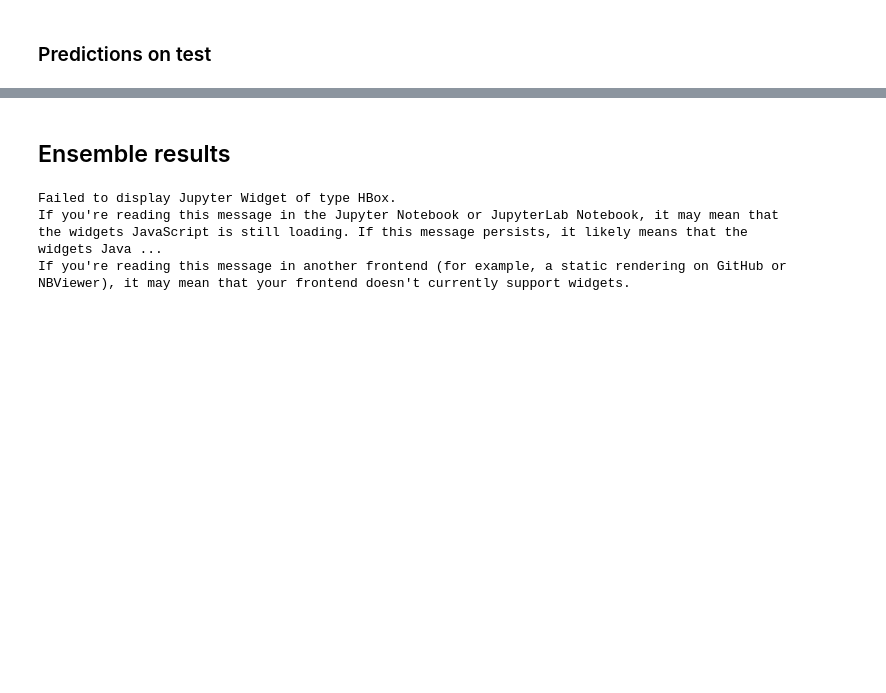
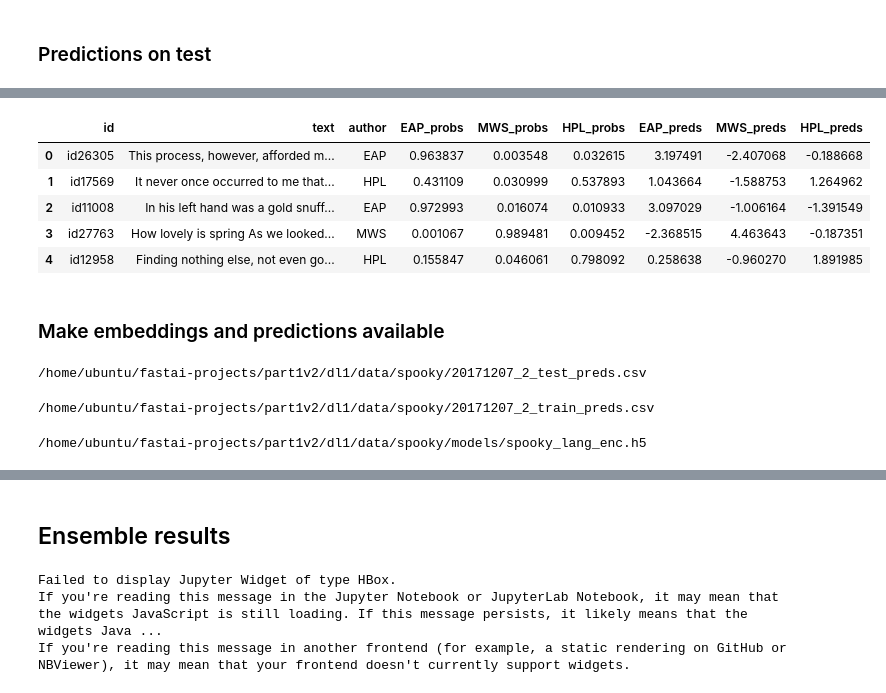
Before and after one commit to ohmeow/fastai-projects, a Jupyter notebook: part1v2/dl1/lesson4-spooky.ipynb, the cells around one changed output, grey strips where cells are left out. Cells and saved outputs as stored; diff of their text form; code cells hidden in the pictures; blank space fills up the shorter version.

```diff
--- a/part1v2/dl1/lesson4-spooky.ipynb
+++ b/part1v2/dl1/lesson4-spooky.ipynb
@@ -582,7 +620,7 @@ emb_sz = best_params['emb_sz']
 n_hidden = best_params['n_hidden']
 n_layers = best_params['n_layers']
 min_freq = best_params['min_freq']
-ps_mult = best_params['ps_mult']
+ps_mult = best_params['ps_mult'] * 0.75
 
 # for NLP, configure Adam to use less momentum than the defaul of 0.9
 opt_fn = partial(optim.Adam, betas=(0.7, 0.99))
@@ -763,0 +821,19 @@ preds_test_df.to_csv(f'{PATH}/subm_wg_20171201_3.csv', index=None)
+# %%
+probs, preds = get_probs(m3.model, train_raw_df)
+
+preds_train_df = train_raw_df.copy()
+preds_train_df['EAP_probs'] = probs[:,0]
+preds_train_df['MWS_probs'] = probs[:,1]
+preds_train_df['HPL_probs'] = probs[:,2]
+preds_train_df['EAP_preds'] = preds[:,0]
+preds_train_df['MWS_preds'] = preds[:,1]
+preds_train_df['HPL_preds'] = preds[:,2]
+
+preds_train_df.head()
+# %% [output]
+|  | id | text | author | EAP_probs | MWS_probs | HPL_probs | EAP_preds | MWS_preds | HPL_preds |
+| 0 | id26305 | This process, however, afforded m... | EAP | 0.963837 | 0.003548 | 0.032615 | 3.197491 | -2.407068 | -0.188668 |
+| 1 | id17569 | It never once occurred to me that... | HPL | 0.431109 | 0.030999 | 0.537893 | 1.043664 | -1.588753 | 1.264962 |
+| 2 | id11008 | In his left hand was a gold snuff... | EAP | 0.972993 | 0.016074 | 0.010933 | 3.097029 | -1.006164 | -1.391549 |
+| 3 | id27763 | How lovely is spring As we looked... | MWS | 0.001067 | 0.989481 | 0.009452 | -2.368515 | 4.463643 | -0.187351 |
+| 4 | id12958 | Finding nothing else, not even go... | HPL | 0.155847 | 0.046061 | 0.798092 | 0.258638 | -0.960270 | 1.891985 |
@@ -763,0 +842,14 @@ preds_test_df.to_csv(f'{PATH}/subm_wg_20171201_3.csv', index=None)
+# %% [markdown]
+### Make embeddings and predictions available
+# %%
+FileLink(f'{PATH}/20171207_2_test_preds.csv')
+# %% [output]
+/home/ubuntu/fastai-projects/part1v2/dl1/data/spooky/20171207_2_test_preds.csv
+# %%
+FileLink(f'{PATH}/20171207_2_train_preds.csv')
+# %% [output]
+/home/ubuntu/fastai-projects/part1v2/dl1/data/spooky/20171207_2_train_preds.csv
+# %%
+FileLink(f'{PATH}/models/spooky_lang_enc.h5')
+# %% [output]
+/home/ubuntu/fastai-projects/part1v2/dl1/data/spooky/models/spooky_lang_enc.h5
```
Also changed, not shown: parts of 22 cells of this notebook.
